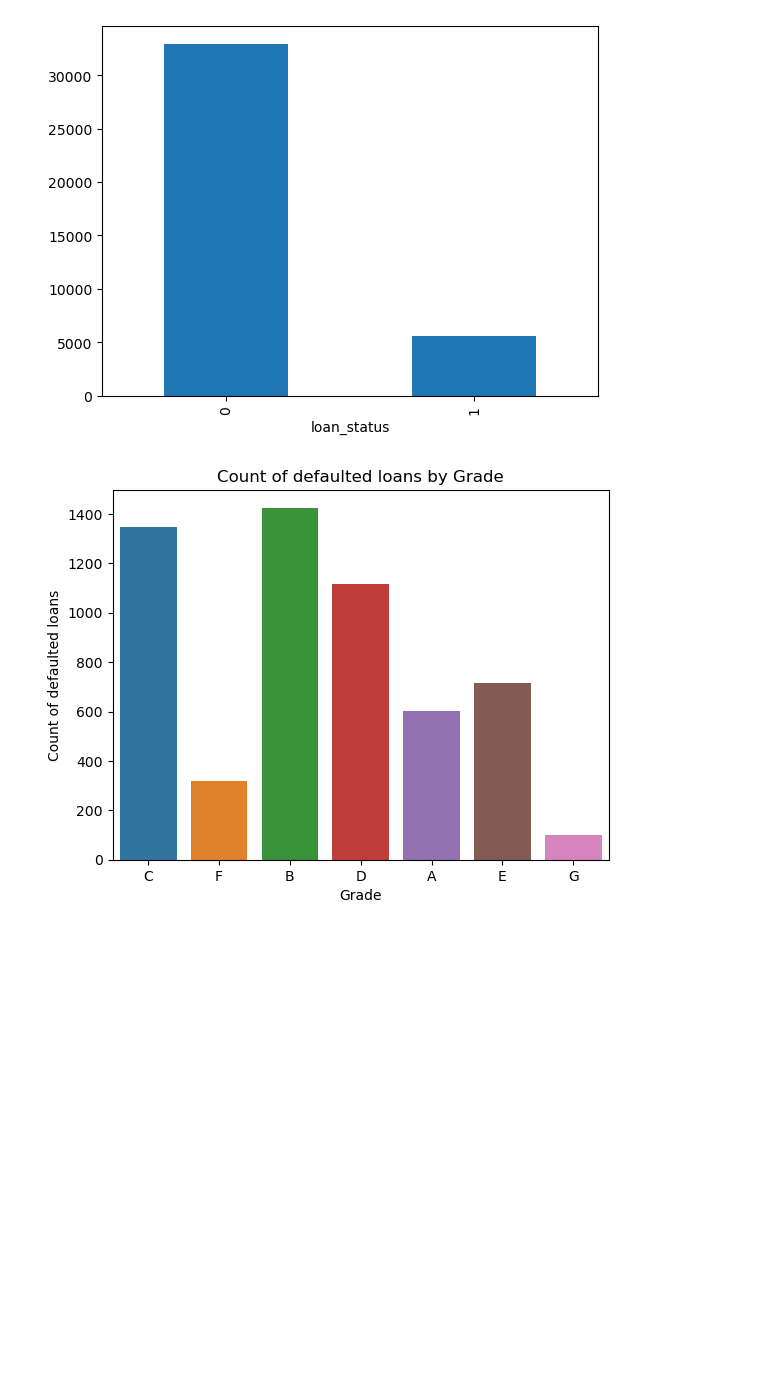
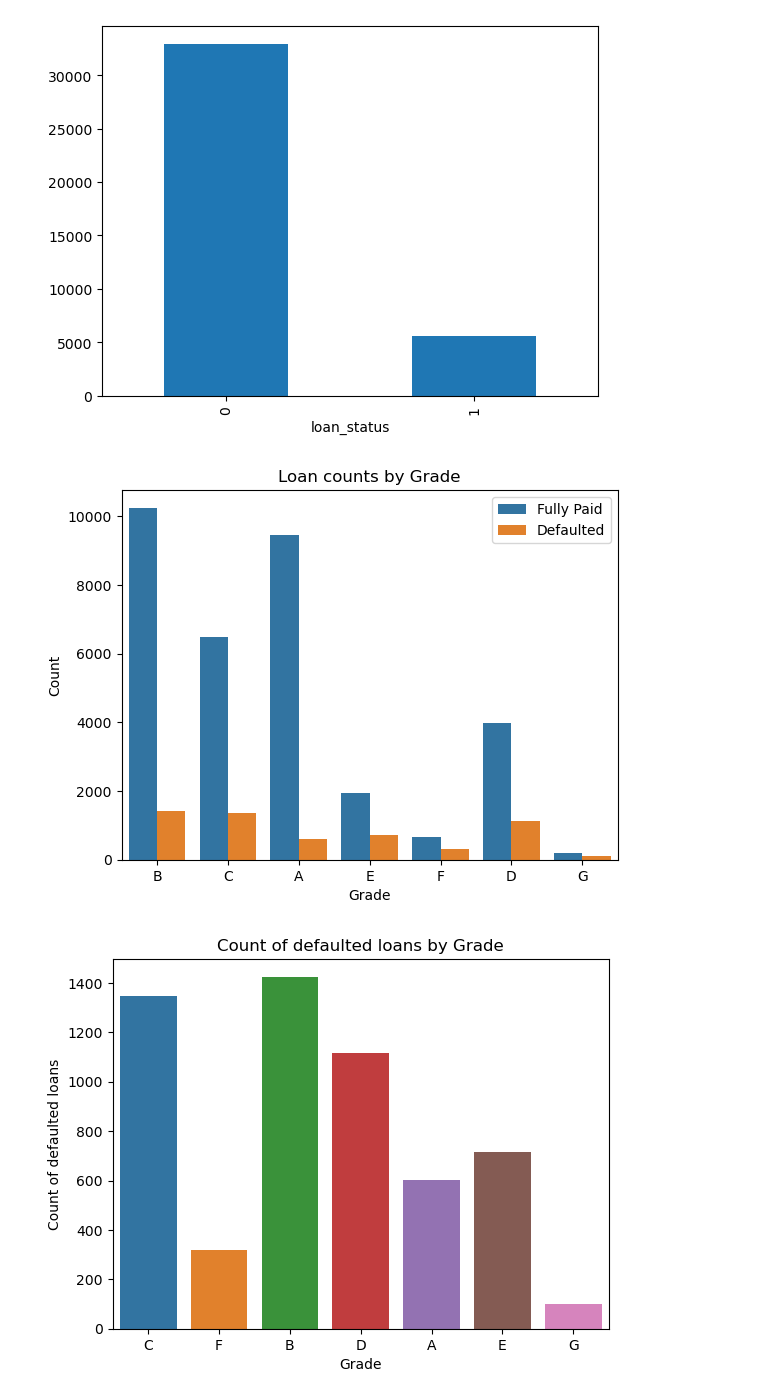
Before and after one commit to ncjanardhan-outlook/ncjpersonal, a Jupyter notebook: lending club_case study.ipynb, the cells around one changed output. Cells and saved outputs as stored; diff of their text form; code cells hidden in the pictures; blank space fills up the shorter version.

```diff
--- a/lending club_case study.ipynb
+++ b/lending club_case study.ipynb
@@ -171,6 +179,10 @@ loan_status
 1     5627
 Name: loan_status, dtype: int64
 [figure]
+# %%
+drawCustomCountPlot(xColumn="grade", hueColumn="loan_status", yLabel="Count", xLabel="Grade", title="Loan counts by Grade")
+# %% [output]
+[figure, added]
 # %%
 # Understand which of the grades are observing much of the defaulted loans - Grade vs Count of defaulted loans
 
```
Also changed, not shown: parts of 6 cells of this notebook.
